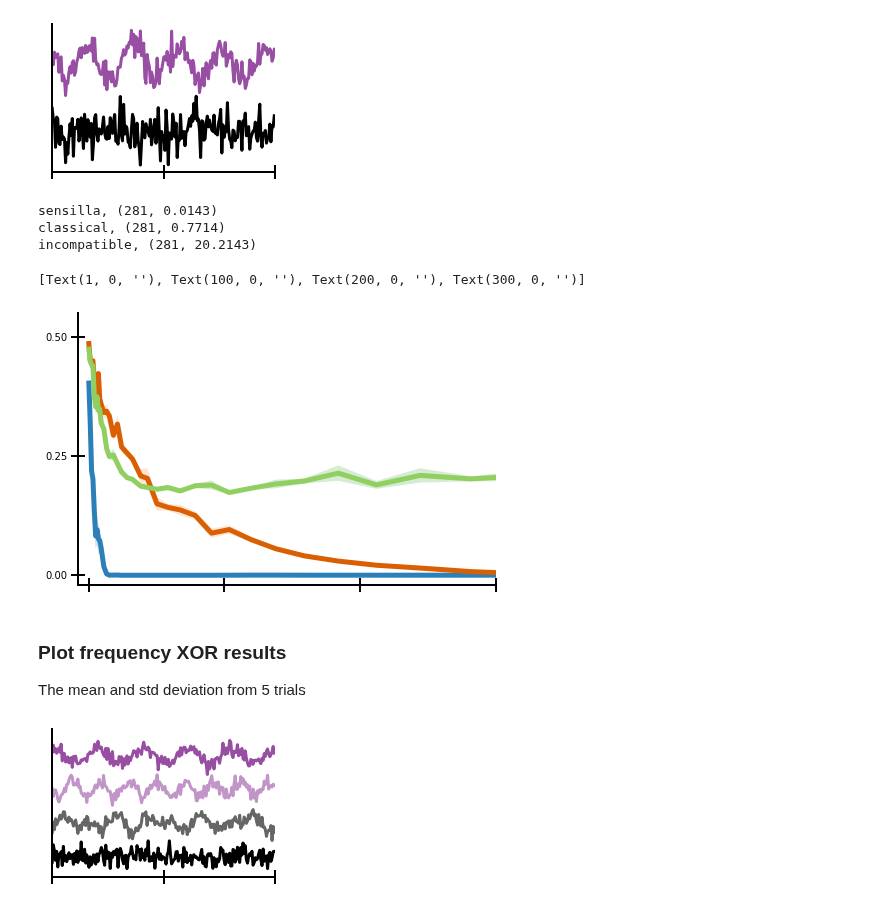
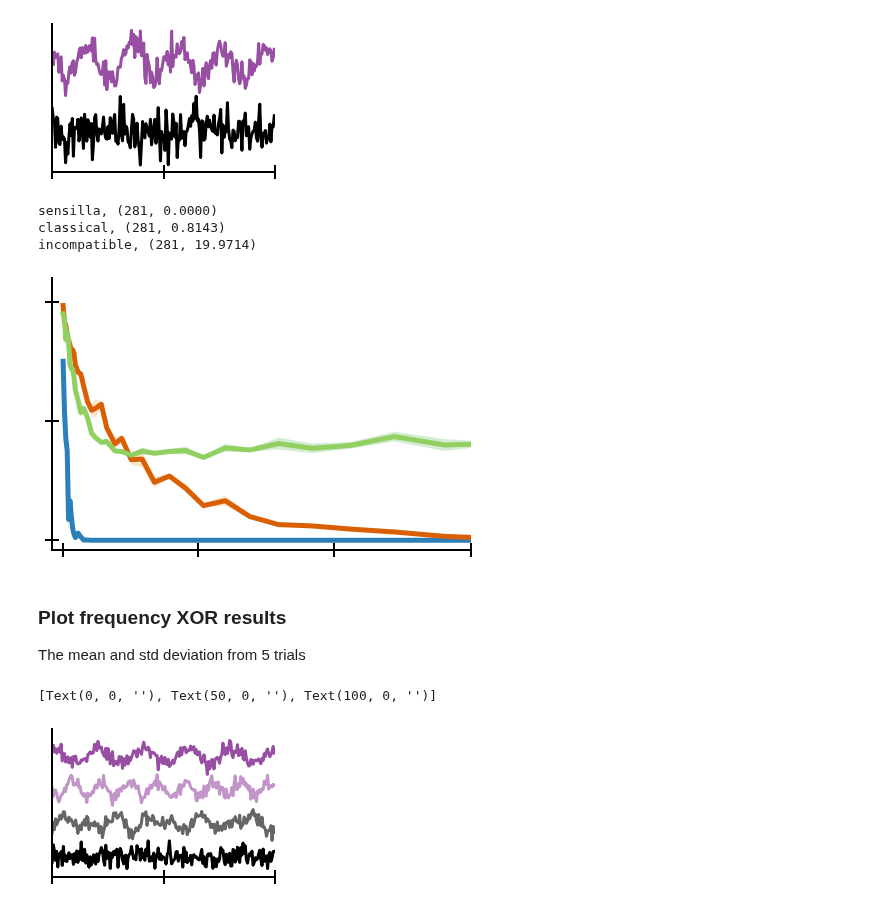
Before and after one commit to BruntonUWBio/structured-random-features, a Jupyter notebook: notebooks/reports/10.5-bp-paper-fig-tseries-clf.ipynb, the cells around one changed output. Saved outputs shown, nothing was run; the diff lists cells and outputs as text; code cells hidden in the pictures.

Commit message:
Scripts to crossvalidate XOR and detection tasks. Updates to t-series classification figures

```diff
--- a/notebooks/reports/10.5-bp-paper-fig-tseries-clf.ipynb
+++ b/notebooks/reports/10.5-bp-paper-fig-tseries-clf.ipynb
@@ -52,36 +52,35 @@ plt.savefig(data_dir + '/reports/figures/paper_figs/figure_6/frequency_detection
 # %%
 # plot the frequency detection results
 with open(data_dir + '/models/results/freq_detection/freq_detection_sensilla_estimator.pickle', 'rb') as handle:
     results = pickle.load(handle)
 
 colors = {'sensilla': '#2c7fb8', 'classical': '#d95f02', 'incompatible': '#91cf60'}
 fig = plt.figure(figsize=(7.5, 5))
 ax = fig.add_subplot(111)
 for key, col in colors.items():
     hidden_size = results[key]['hidden_size']
     avg_test_err = 1 - np.array(results[key]['mean'])
     std_err = np.array(results[key]['std_err'])
     plt.plot(hidden_size, avg_test_err, label=key, lw=5, c=col)
     plt.fill_between(hidden_size, avg_test_err - std_err, avg_test_err + std_err, alpha=0.2)
-    print('%s, (%s, %0.4f)' % (key, num_neurons[32], avg_test_err[32] * 100))
+    print('%s, (%s, %0.4f)' % (key, hidden_size[32], avg_test_err[32] * 100))
 
 # format limits
 plt.xlim([-7, 300])
+plt.ylim([-0.02, 0.55])
 plt.yticks(np.arange(0, 0.55, 0.25))
-plt.ylim([-0.02, 0.55])
 plt.xticks([1, 100, 200, 300])
 ax.set_xticklabels([])
-ax.set_yticklabels()
+ax.set_yticklabels([])
 
-# plt.savefig(data_dir + '/reports/figures/paper_figs/figure_6/frequency_detection_results.pdf',
-#             dpi=300, transparent=True,
-#             bbox_inches = 'tight', pad_inches = 0)
+plt.savefig(data_dir + '/reports/figures/paper_figs/figure_6/frequency_detection_results.pdf',
+            dpi=300, transparent=True,
+            bbox_inches = 'tight', pad_inches = 0)
 # %% [output]
-sensilla, (281, 0.0143)
-classical, (281, 0.7714)
-incompatible, (281, 20.2143)
+sensilla, (281, 0.0000)
+classical, (281, 0.8143)
+incompatible, (281, 19.9714)
-[Text(1, 0, ''), Text(100, 0, ''), Text(200, 0, ''), Text(300, 0, '')]
-[figure, old version]
+[figure, new version]
 # %% [markdown]
 ### Plot frequency XOR results
 The mean and std deviation from 5 trials
@@ -93,9 +92,9 @@ t = np.arange(0, duration, 1 / sampling_rate) * 1000
 
 fig = plt.figure(figsize=(4, 6))
 ax = fig.add_subplot(211)
-plt.plot(t, X[0] + 1.25, c='#984ea3', lw=3, alpha=1, label='$\omega_1=$%d Hz' % freqs[0])
-plt.plot(t, X[1250], c='#984ea3', lw=3, alpha=0.6, label=r'$\omega_2=$%d Hz' % freqs[1])
-plt.plot(t, X[2501] - 1.25, c='#000000', lw=3, alpha=0.6, label=r'mixed $%d$ & $%d$ Hz' % (freqs[0], freqs[1]))
+plt.plot(t, X[0] + 1.25, c='#984ea3', lw=3, alpha=1, label='$\omega_1=$%d Hz' % freq1)
+plt.plot(t, X[1250], c='#984ea3', lw=3, alpha=0.6, label=r'$\omega_2=$%d Hz' % freq2)
+plt.plot(t, X[2501] - 1.25, c='#000000', lw=3, alpha=0.6, label=r'mixed $%d$ & $%d$ Hz' % (freq1, freq2))
 plt.plot(t, X[-1] - 2.5, c='#000000', lw=3, alpha=1, label='white noise')
 
 # format ticks
@@ -105,10 +104,11 @@ plt.xlim(0, 100)
 plt.ylim(-3.25, 2.25)
 ax.set_xticklabels([])
 
-plt.savefig(data_dir + '/reports/figures/paper_figs/figure_6/frequency_XOR_task.pdf',
-            dpi=300, transparent=True,
-            bbox_inches = 'tight', pad_inches = 0)
+# plt.savefig(data_dir + '/reports/figures/paper_figs/figure_6/frequency_XOR_task.pdf',
+#             dpi=300, transparent=True,
+#             bbox_inches = 'tight', pad_inches = 0)
 # %% [output]
+[Text(0, 0, ''), Text(50, 0, ''), Text(100, 0, '')]
 [figure]
 # %%
 # plot the frequency XOR results
```
Also changed, not shown: parts of 1 cell of this notebook, 6 other files.
